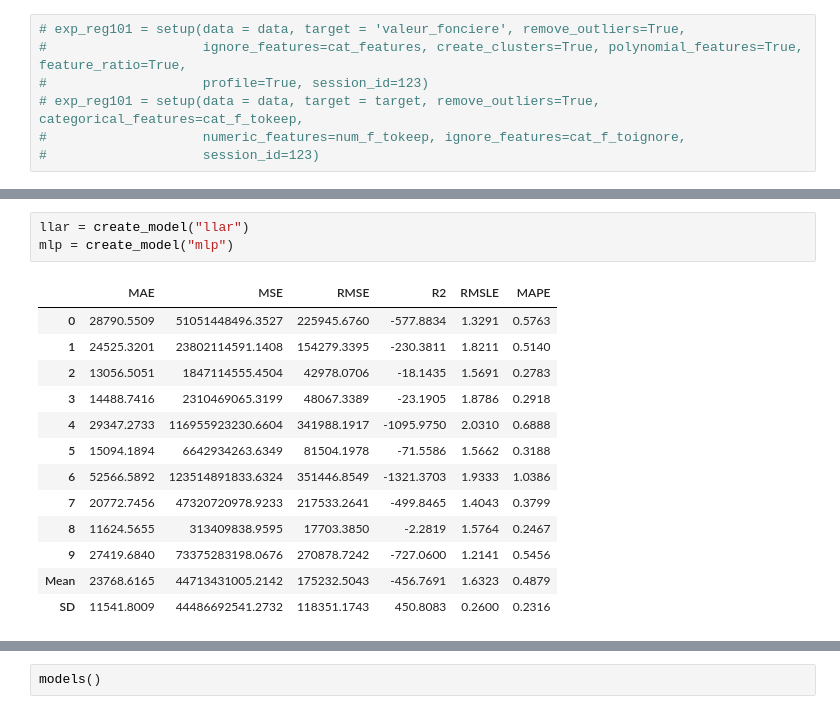
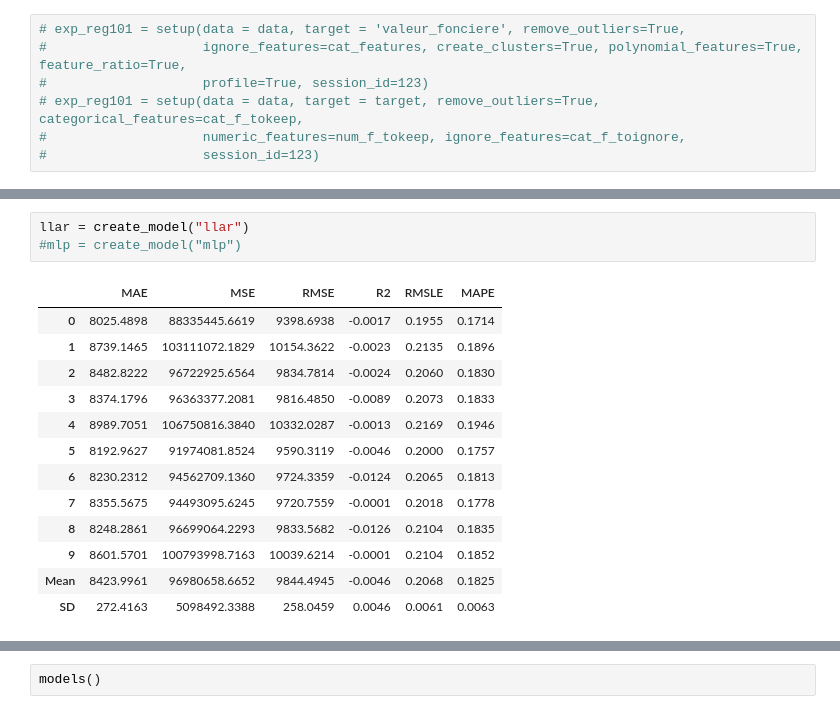
Before and after one commit to stbeau/projet-62, a Jupyter notebook: notebooks/exploratory/0.1-stbeau-Modele de depart pour tester l'API.ipynb, the cells around one changed output, grey strips where cells are left out. Saved outputs shown, nothing was run; the diff lists cells and outputs as text.

```diff
--- a/notebooks/exploratory/0.1-stbeau-Modele de depart pour tester l'API.ipynb
+++ b/notebooks/exploratory/0.1-stbeau-Modele de depart pour tester l'API.ipynb
@@ -153,20 +216,20 @@ compare_models(exclude=["catboost", "svm", "et", "tr", "rf", "ransac", "gbr","ad
 # %%
 llar = create_model("llar")
-mlp = create_model("mlp")
+#mlp = create_model("mlp")
 # %% [output]
 |  | MAE | MSE | RMSE | R2 | RMSLE | MAPE |
-| 0 | 28790.5509 | 51051448496.3527 | 225945.6760 | -577.8834 | 1.3291 | 0.5763 |
-| 1 | 24525.3201 | 23802114591.1408 | 154279.3395 | -230.3811 | 1.8211 | 0.5140 |
-| 2 | 13056.5051 | 1847114555.4504 | 42978.0706 | -18.1435 | 1.5691 | 0.2783 |
-| 3 | 14488.7416 | 2310469065.3199 | 48067.3389 | -23.1905 | 1.8786 | 0.2918 |
-| 4 | 29347.2733 | 116955923230.6604 | 341988.1917 | -1095.9750 | 2.0310 | 0.6888 |
-| 5 | 15094.1894 | 6642934263.6349 | 81504.1978 | -71.5586 | 1.5662 | 0.3188 |
-| 6 | 52566.5892 | 123514891833.6324 | 351446.8549 | -1321.3703 | 1.9333 | 1.0386 |
-| 7 | 20772.7456 | 47320720978.9233 | 217533.2641 | -499.8465 | 1.4043 | 0.3799 |
-| 8 | 11624.5655 | 313409838.9595 | 17703.3850 | -2.2819 | 1.5764 | 0.2467 |
-| 9 | 27419.6840 | 73375283198.0676 | 270878.7242 | -727.0600 | 1.2141 | 0.5456 |
-| Mean | 23768.6165 | 44713431005.2142 | 175232.5043 | -456.7691 | 1.6323 | 0.4879 |
-| SD | 11541.8009 | 44486692541.2732 | 118351.1743 | 450.8083 | 0.2600 | 0.2316 |
+| 0 | 8025.4898 | 88335445.6619 | 9398.6938 | -0.0017 | 0.1955 | 0.1714 |
+| 1 | 8739.1465 | 103111072.1829 | 10154.3622 | -0.0023 | 0.2135 | 0.1896 |
+| 2 | 8482.8222 | 96722925.6564 | 9834.7814 | -0.0024 | 0.2060 | 0.1830 |
+| 3 | 8374.1796 | 96363377.2081 | 9816.4850 | -0.0089 | 0.2073 | 0.1833 |
+| 4 | 8989.7051 | 106750816.3840 | 10332.0287 | -0.0013 | 0.2169 | 0.1946 |
+| 5 | 8192.9627 | 91974081.8524 | 9590.3119 | -0.0046 | 0.2000 | 0.1757 |
+| 6 | 8230.2312 | 94562709.1360 | 9724.3359 | -0.0124 | 0.2065 | 0.1813 |
+| 7 | 8355.5675 | 94493095.6245 | 9720.7559 | -0.0001 | 0.2018 | 0.1778 |
+| 8 | 8248.2861 | 96699064.2293 | 9833.5682 | -0.0126 | 0.2104 | 0.1835 |
+| 9 | 8601.5701 | 100793998.7163 | 10039.6214 | -0.0001 | 0.2104 | 0.1852 |
+| Mean | 8423.9961 | 96980658.6652 | 9844.4945 | -0.0046 | 0.2068 | 0.1825 |
+| SD | 272.4163 | 5098492.3388 | 258.0459 | 0.0046 | 0.0061 | 0.0063 |
 # %%
 tune_llar = tune_model(llar, n_iter=1000)
 # %% [output]
```
Also changed, not shown: parts of 26 cells of this notebook.
